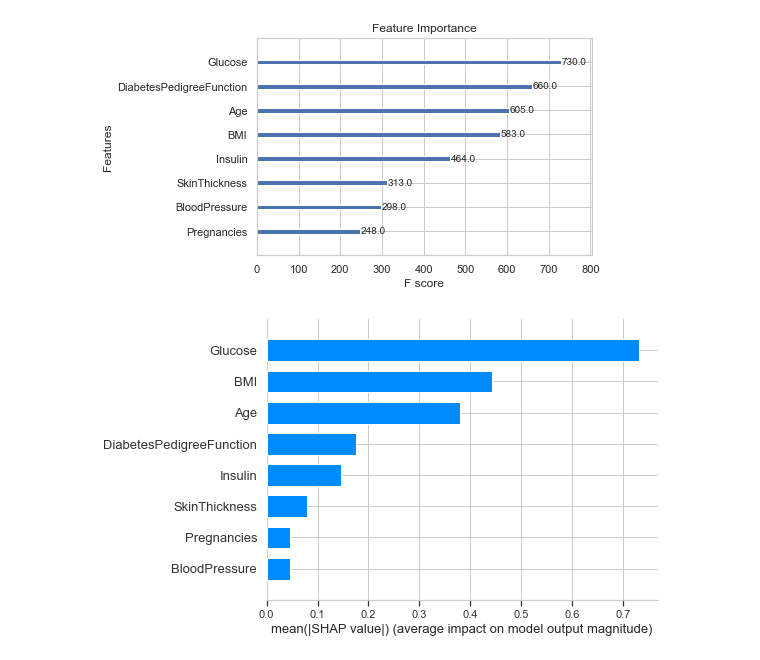
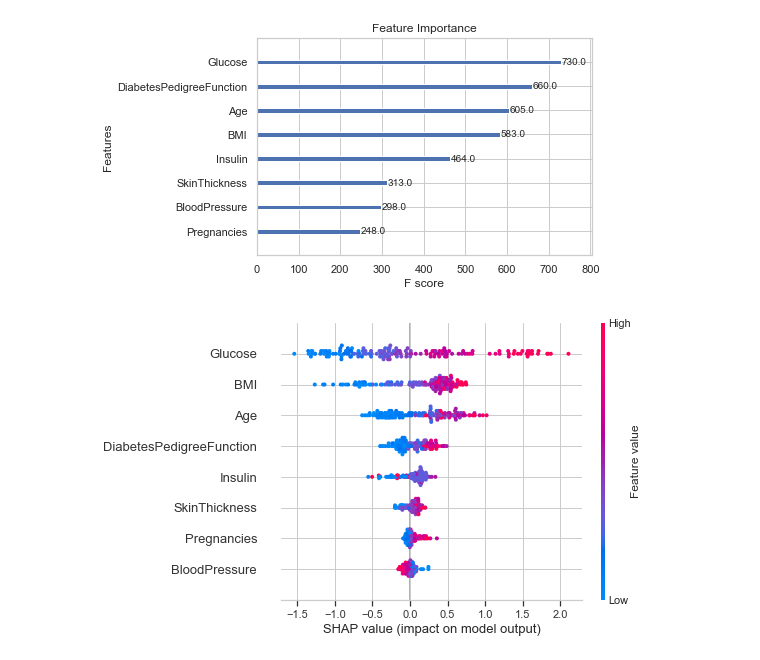
Before and after one commit to zychen1017/ML-Model, a Jupyter notebook: diabete dataset.ipynb, the cells around one changed output. Drawn from its saved outputs; the diff is of its cells as text; code cells hidden in the pictures.

```diff
--- a/diabete dataset.ipynb
+++ b/diabete dataset.ipynb
@@ -498,11 +492,11 @@ plt.show()
 # %%
 # Initialize the SHAP explainer
 explainer = shap.Explainer(final_model, X_train)
 
 # Calculate SHAP values for the test set
 shap_values = explainer(X_test)
 
 # Generate a summary plot
-shap.summary_plot(shap_values, X_test, plot_type="bar")
+shap.summary_plot(shap_values, X_test)
 # %% [output]
-[figure, old version]
+[figure, new version]
```
Also changed, not shown: parts of 6 cells of this notebook.
